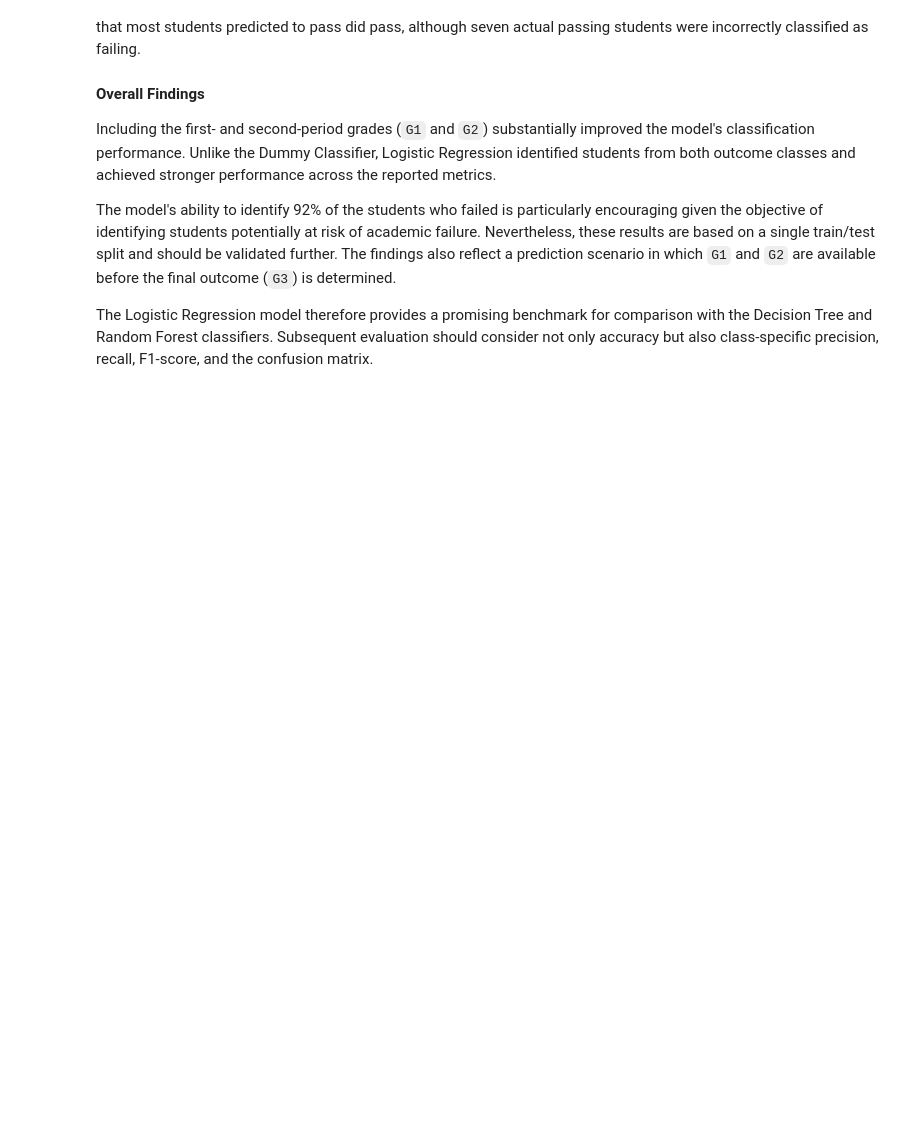
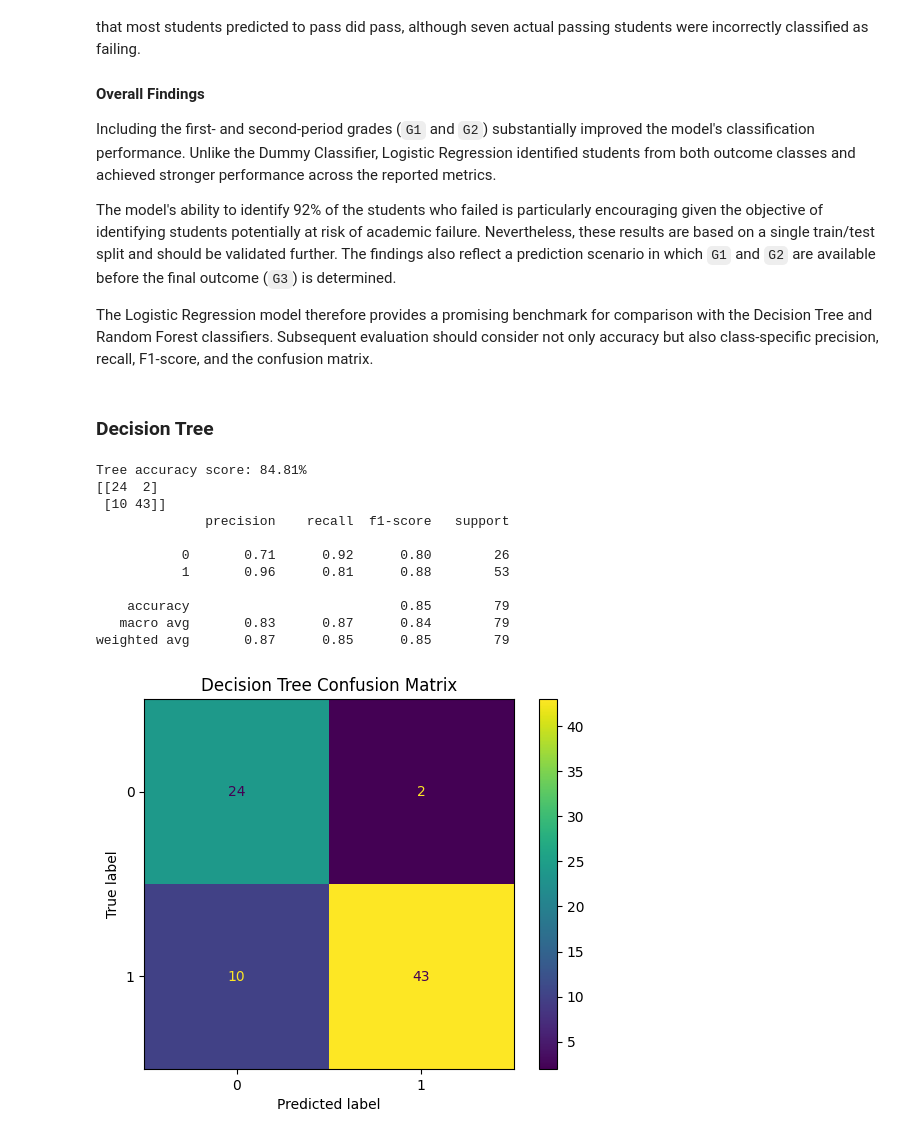
Before and after one commit to tingly-amua/Student-Performance-Analysis, a Jupyter notebook: math_modeling_classification.ipynb, the cells around one changed output. Cells and saved outputs as stored; diff of their text form; code cells hidden in the pictures; blank space fills up the shorter version.

Commit message:
run a decision tree algorithm

```diff
--- a/math_modeling_classification.ipynb
+++ b/math_modeling_classification.ipynb
@@ -350,3 +350,53 @@ Including the first- and second-period grades (`G1` and `G2`) substantially impr
 The model's ability to identify 92% of the students who failed is particularly encouraging given the objective of identifying students potentially at risk of academic failure. Nevertheless, these results are based on a single train/test split and should be validated further. The findings also reflect a prediction scenario in which `G1` and `G2` are available before the final outcome (`G3`) is determined.
 
 The Logistic Regression model therefore provides a promising benchmark for comparison with the Decision Tree and Random Forest classifiers. Subsequent evaluation should consider not only accuracy but also class-specific precision, recall, F1-score, and the confusion matrix.
+# %% [markdown]
+### Decision Tree
+# %%
+# model the tree
+# reuse the pipeline from earlier
+# only thing that changes is the classifier
+
+tree_model = Pipeline(steps=[
+    ('preprocessor', preprocessor),
+    ('classifier', DecisionTreeClassifier(random_state=42))
+])
+
+# fit the model
+tree_model.fit(X_train, y_train)
+
+# generate predictions
+y_pred = tree_model.predict(X_test)
+
+# evaluate the model
+tree_accuracy = accuracy_score(y_test, y_pred)
+print(f"Tree accuracy score: {tree_accuracy:.2%}")
+
+cm_tree = confusion_matrix(y_test, y_pred)
+print(cm_tree)
+
+tree_report = classification_report(y_test, y_pred)
+print(tree_report)
+
+# plot confusion matrix
+disp = ConfusionMatrixDisplay(
+    confusion_matrix = cm_tree,
+    display_labels = tree_model.classes_
+)
+
+disp.plot()
+plt.title("Decision Tree Confusion Matrix")
+plt.show()
+# %% [output]
+Tree accuracy score: 84.81%
+[[24  2]
+ [10 43]]
+              precision    recall  f1-score   support
+
+           0       0.71      0.92      0.80        26
+           1       0.96      0.81      0.88        53
+
+    accuracy                           0.85        79
+   macro avg       0.83      0.87      0.84        79
+weighted avg       0.87      0.85      0.85        79
+[figure, added]
```
Also changed, not shown: 1 other file.
